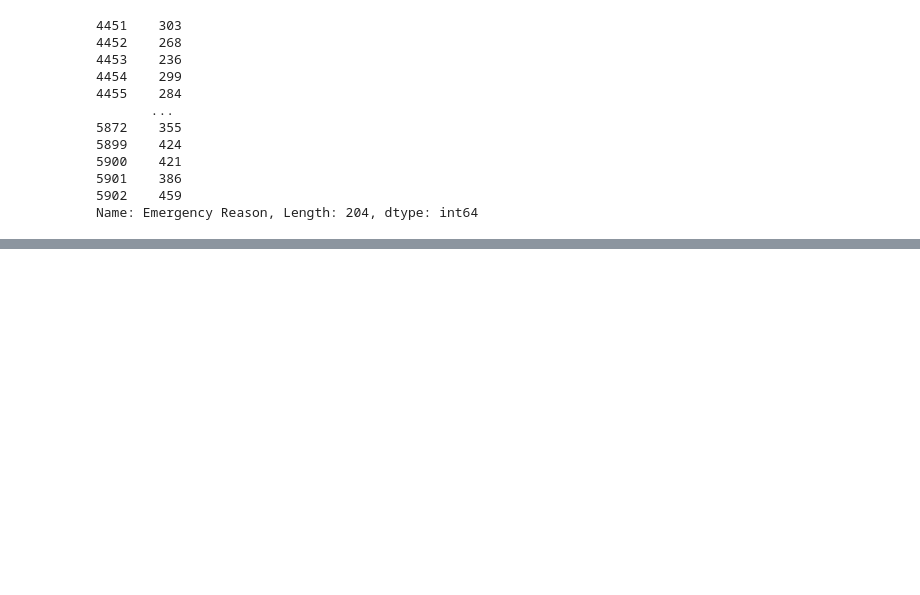
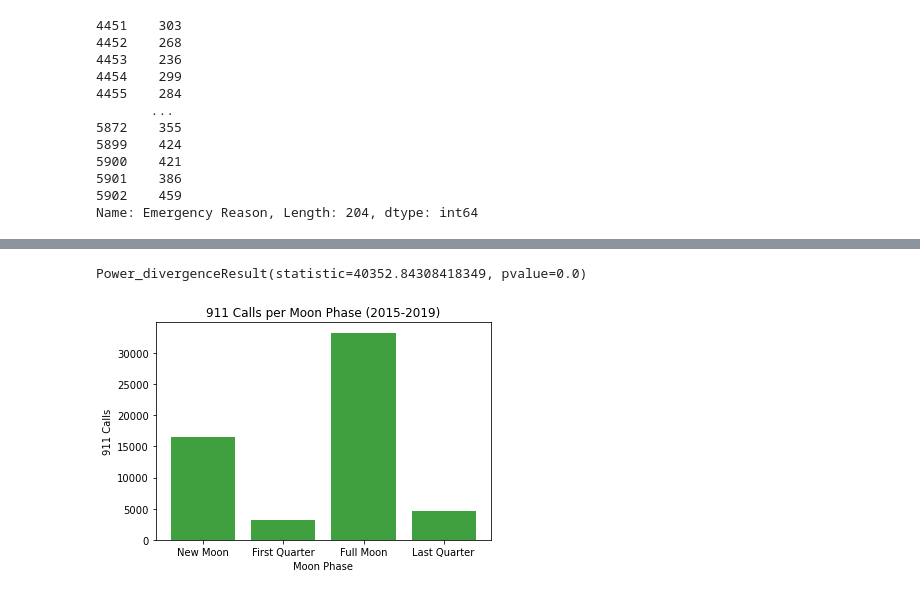
Before and after one commit to ytran010/The_Werewolves, a Jupyter notebook: Alexander.ipynb, the cells around one changed output, grey strips where cells are left out. Drawn from its saved outputs; the diff is of its cells as text; code cells hidden in the pictures; blank space fills up the shorter version.

```diff
--- a/Alexander.ipynb
+++ b/Alexander.ipynb
@@ -212,3 +217,13 @@ group4
 5901    386
 5902    459
 Name: Emergency Reason, Length: 204, dtype: int64
+# %%
+
+group_moon_date = narrowed_phases.groupby(["Moon Phase"])
+group_counted = group_moon_date["Emergency Reason"].count()
+group_counted.head()
+
+
+group_counted_df = pd.DataFrame(group_counted)
+group_counted_df.reset_index(inplace=True)
+group_counted_df.head(20)
@@ -214,0 +246,4 @@ Name: Emergency Reason, Length: 204, dtype: int64
+# %%
+average = 57636/4
+# %%
+group_counted_df["expected"] = average
@@ -214,0 +258,15 @@ Name: Emergency Reason, Length: 204, dtype: int64
+# %%
+stats.chisquare(group_counted_df['Emergency Reason'], group_counted_df["expected"])
+# %% [output]
+Power_divergenceResult(statistic=40352.84308418349, pvalue=0.0)
+# %%
+y_values = group_counted_df["Emergency Reason"]
+labels = ["New Moon", "First Quarter", "Full Moon","Last Quarter"]
+plt.bar(labels, y_values, color="g", align="center", alpha=0.75)
+plt.title("911 Calls per Moon Phase (2015-2019)")
+plt.xlabel("Moon Phase")
+plt.ylabel("911 Calls")
+
+plt.show()
+# %% [output]
+[figure, added]
```
Also changed, not shown: parts of 12 cells of this notebook.
